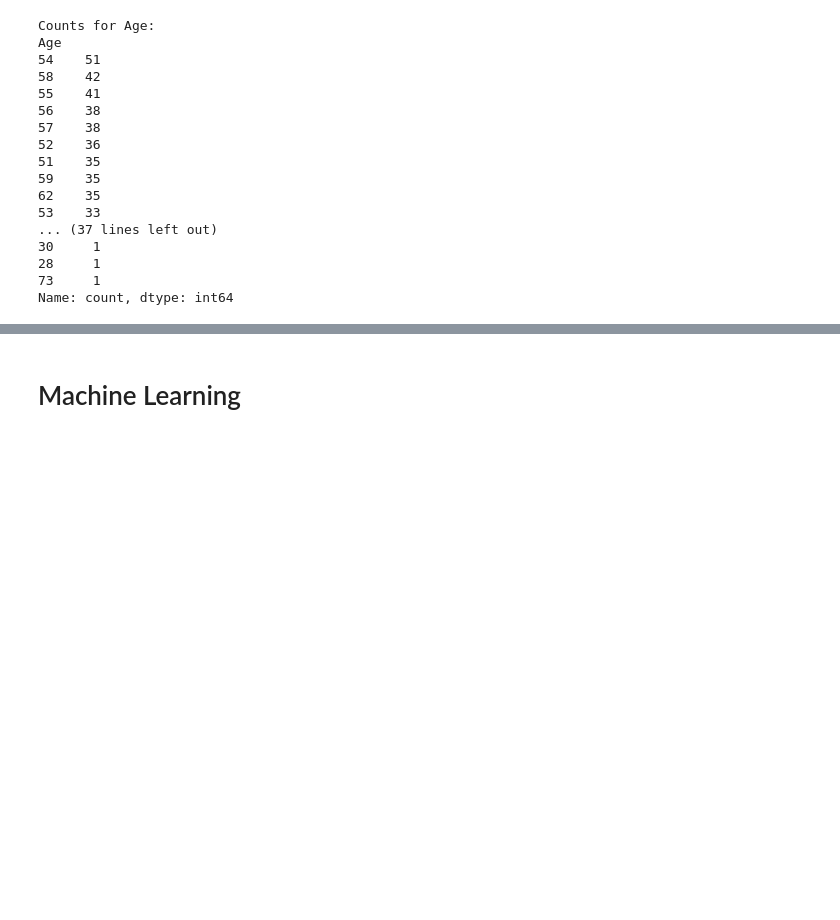
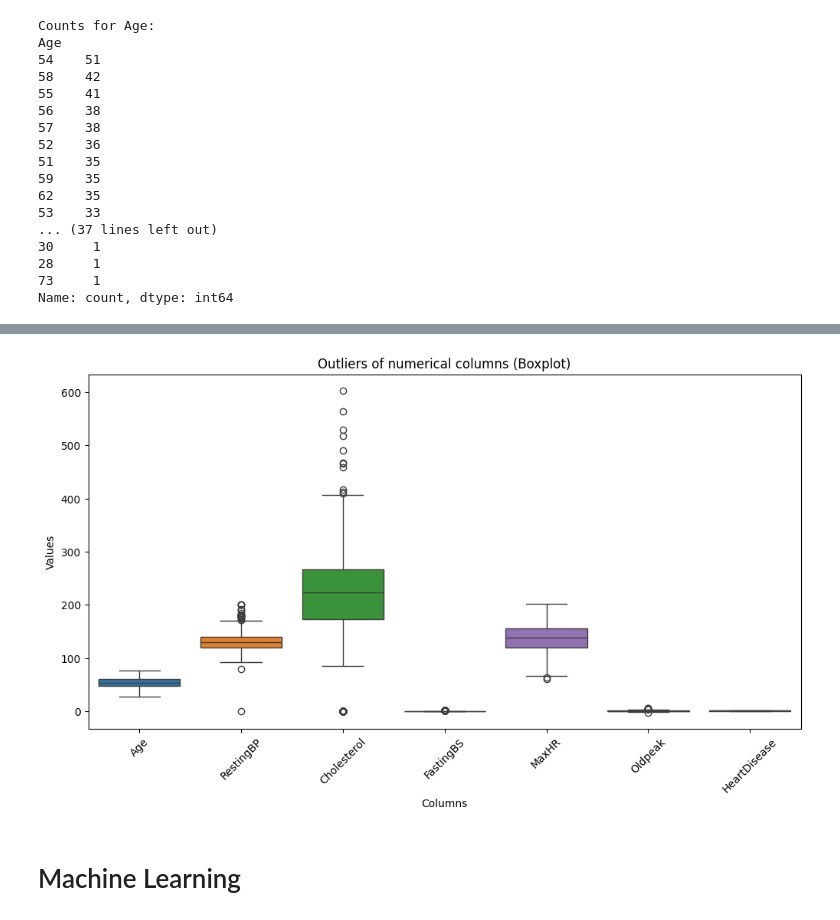
Before and after one commit to michatsoy/data_exploration, a Jupyter notebook: analysis.ipynb, the cells around one changed output, grey strips where cells are left out. Saved outputs shown, nothing was run; the diff lists cells and outputs as text; code cells hidden in the pictures; blank space fills up the shorter version.

```diff
--- a/analysis.ipynb
+++ b/analysis.ipynb
@@ -302,0 +322,29 @@ plt.show()
+# %%
+# Wähle nur numerische Spalten aus
+numeric_cols = df.select_dtypes(include=[np.number]).columns
+
+# Definiere eine Funktion zur Identifizierung von Ausreißern
+def detect_outliers(data):
+    outliers = []
+    for col in data.columns:
+        q1 = data[col].quantile(0.25)
+        q3 = data[col].quantile(0.75)
+        iqr = q3 - q1
+        lower_bound = q1 - 1.5 * iqr
+        upper_bound = q3 + 1.5 * iqr
+        outlier_indices = data[(data[col] < lower_bound) | (data[col] > upper_bound)].index
+        outliers.extend(outlier_indices)
+    return outliers
+
+# Finde Ausreißer
+outliers_indices = detect_outliers(df[numeric_cols])
+
+# Entferne doppelte Indizes
+outliers_indices = list(set(outliers_indices))
+
+# Drucke die Ausreißer
+print("Indices of outliers:", outliers_indices)
+
+# Drucke die Ausreißer-Datensätze
+print("Outlier rows:")
+print(df.iloc[outliers_indices])
@@ -303,3 +369,13 @@ plt.show()
+# %%
+plt.figure(figsize=(12, 6))
+sns.boxplot(data=df[numeric_cols])
+plt.xticks(rotation=45)  # Rotiere die Beschriftungen der x-Achse für bessere Lesbarkeit
+plt.title('Outliers of numerical columns (Boxplot)')
+plt.xlabel('Columns')
+plt.ylabel('Values')
+plt.show()
+# %% [output]
+[figure, added]
 # %% [markdown]
 # Machine Learning
 # %%
```
Also changed, not shown: parts of 26 cells of this notebook.
